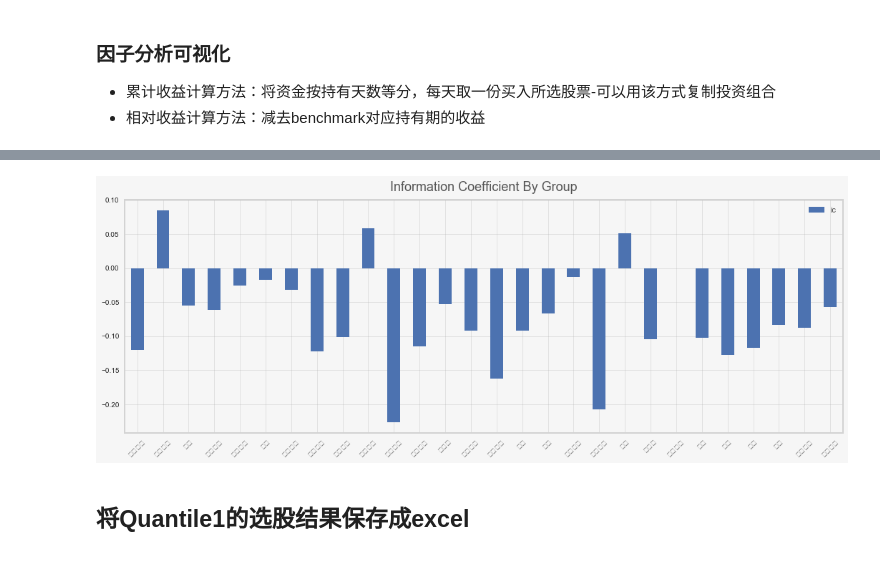
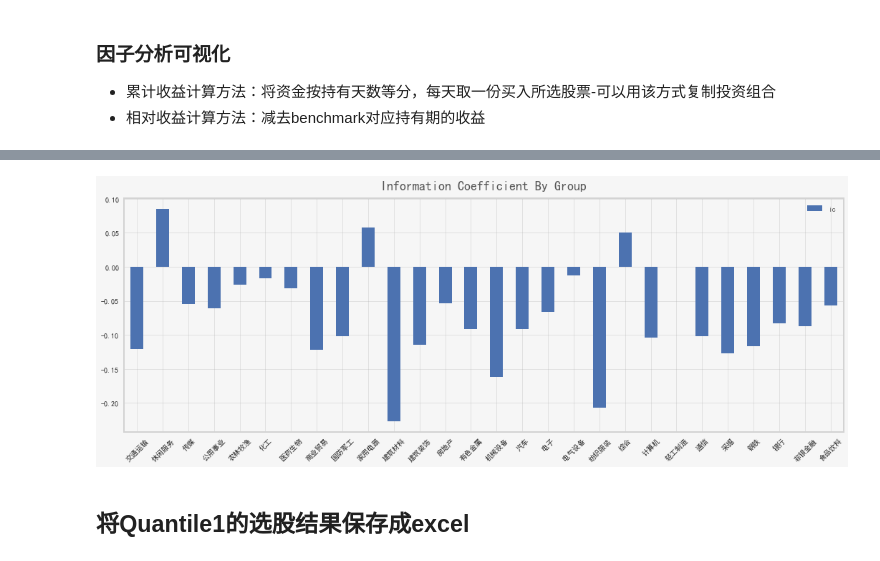
Before and after one commit to ChannelCMT/OFO, a Jupyter notebook: 5_因子研发工具实操Richard/Section_1_因子分析.ipynb, the cells around one changed output, grey strips where cells are left out. Cells and saved outputs as stored; diff of their text form; code cells hidden in the pictures.

```diff
--- a/5_因子研发工具实操Richard/Section_1_因子分析.ipynb
+++ b/5_因子研发工具实操Richard/Section_1_因子分析.ipynb
@@ -278,10 +236,13 @@ ic = pfm.calc_signal_ic(signal_data, by_group=True)
 mean_ic_by_group = pfm.mean_information_coefficient(ic, by_group=True)
 # %%
 from jaqs_fxdayu.research.signaldigger import plotting
+
+plt.rcParams['font.sans-serif']=['SimHei']
+plt.rcParams['axes.unicode_minus']=False
 plotting.plot_ic_by_group(mean_ic_by_group)
 plt.show()
 # %% [output]
-[figure, old version]
+[figure, new version]
 # %% [markdown]
 ## 将Quantile1的选股结果保存成excel
 # %%
```
Also changed, not shown: parts of 6 cells of this notebook, 1 other file.
